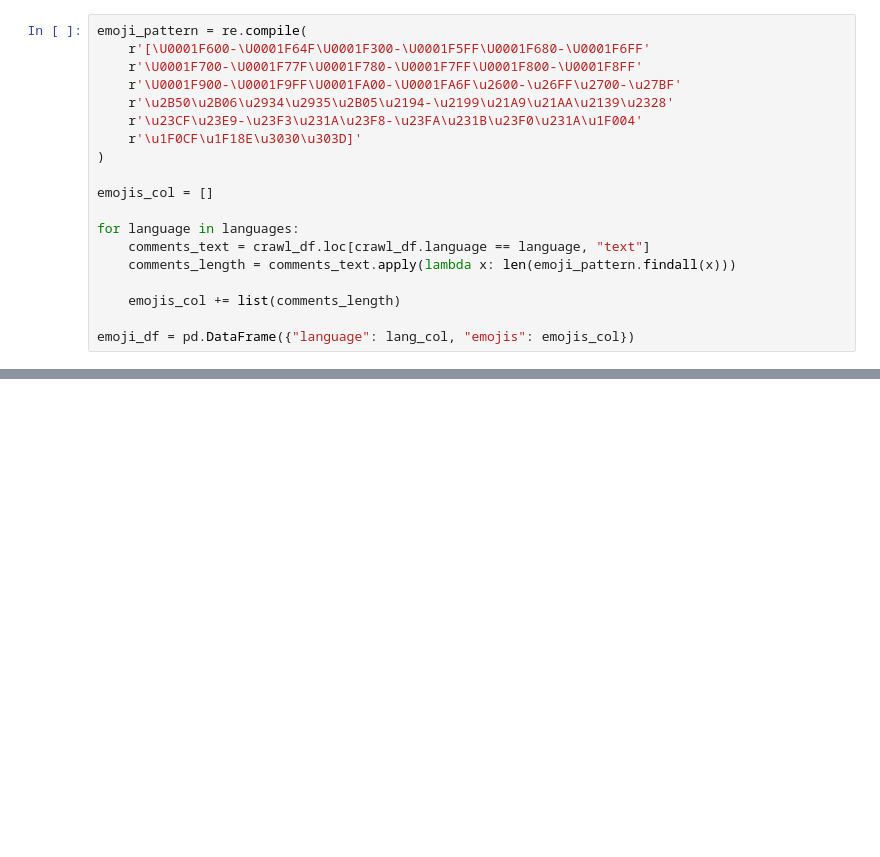
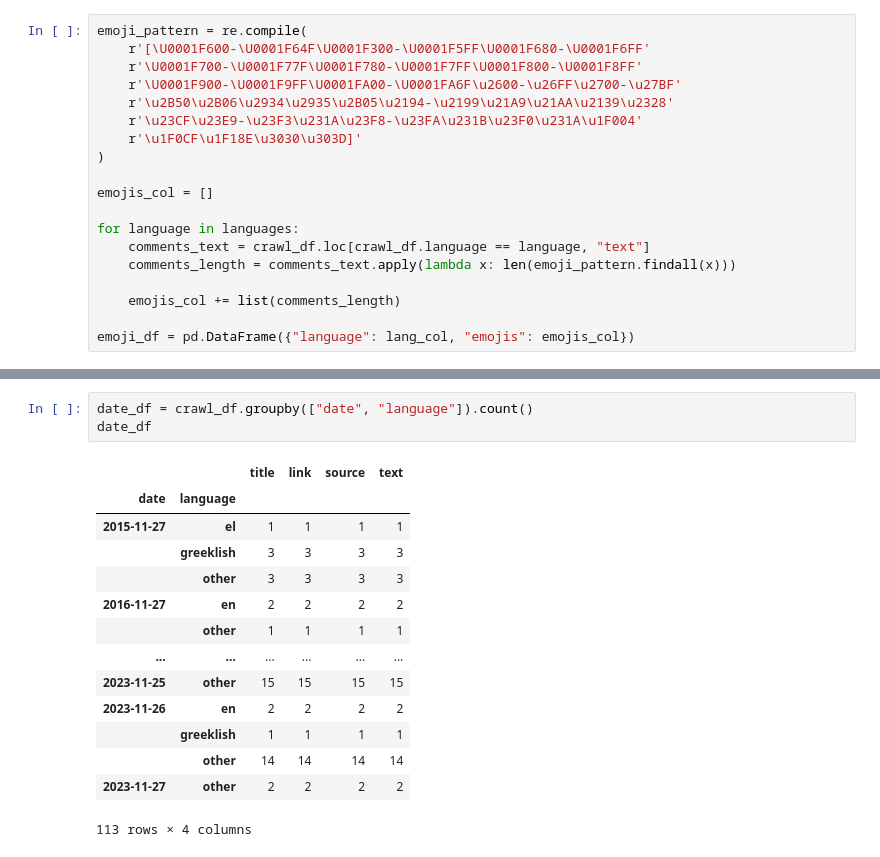
Before and after one commit to dimits-ts/practical_data_science, a Jupyter notebook: translation/lang_identification.ipynb, the cells around one changed output, grey strips where cells are left out. Saved outputs shown, nothing was run; the diff lists cells and outputs as text; blank space fills up the shorter version.

Commit message:
Run with full crawled data

```diff
--- a/translation/lang_identification.ipynb
+++ b/translation/lang_identification.ipynb
@@ -848,3 +1007,21 @@ plt.show()
+# %%
+date_df = crawl_df.groupby(["date", "language"]).count()
+date_df
+# %% [output]
+|  |  | title | link | source | text |
+| date | language |  |  |  |  |
+| 2015-11-27 | el | 1 | 1 | 1 | 1 |
+|  | greeklish | 3 | 3 | 3 | 3 |
+|  | other | 3 | 3 | 3 | 3 |
+| 2016-11-27 | en | 2 | 2 | 2 | 2 |
+|  | other | 1 | 1 | 1 | 1 |
+| ... | ... | ... | ... | ... | ... |
+| 2023-11-25 | other | 15 | 15 | 15 | 15 |
+| 2023-11-26 | en | 2 | 2 | 2 | 2 |
+|  | greeklish | 1 | 1 | 1 | 1 |
+|  | other | 14 | 14 | 14 | 14 |
+| 2023-11-27 | other | 2 | 2 | 2 | 2 |
+113 rows × 4 columns
 # %%
 sns.lineplot(x="date", y="text", hue="language", data=date_df)
 plt.title("Dates of submitted comments by language")
```
Also changed, not shown: parts of 25 cells of this notebook, 7 other files.
